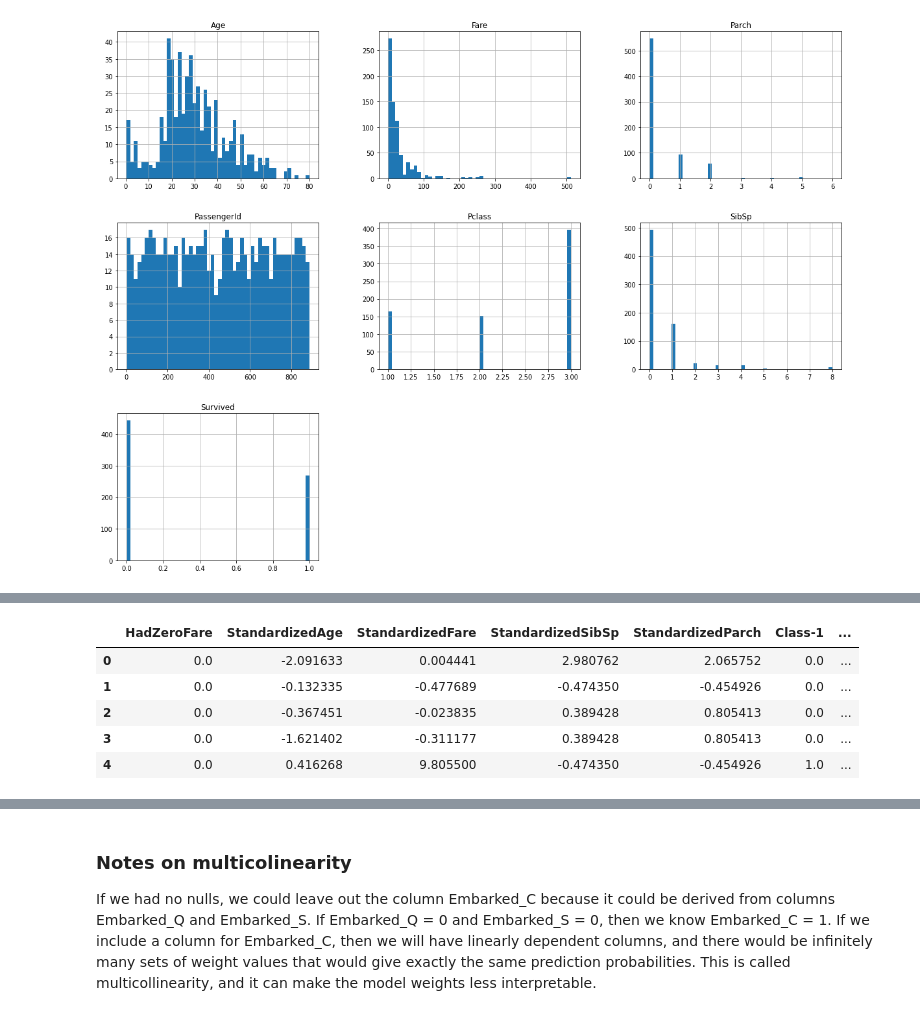
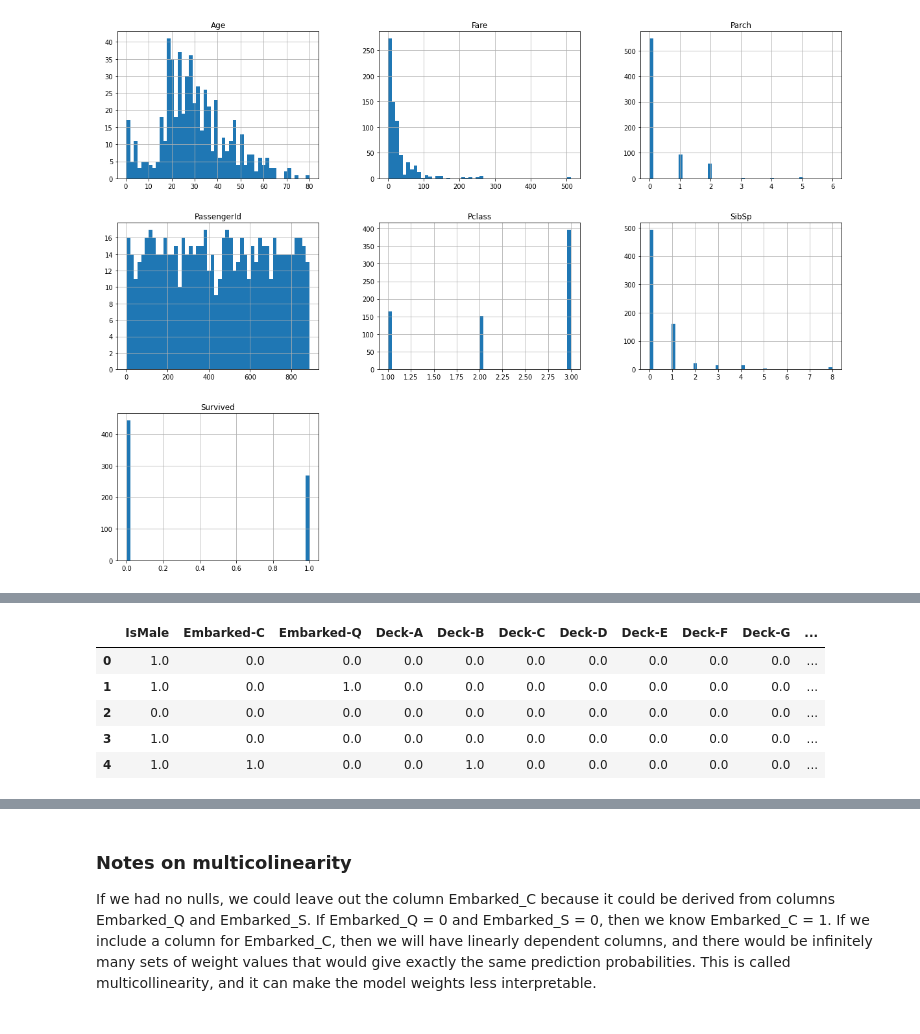
Before and after one commit to amihays/titanic, a Jupyter notebook: data_exploration.ipynb, the cells around one changed output, grey strips where cells are left out. Saved outputs shown, nothing was run; the diff lists cells and outputs as text; code cells hidden in the pictures.

Commit message:
Try using decks instead of class. Hurt performance (as predicted by poor performance with cross validation

```diff
--- a/data_exploration.ipynb
+++ b/data_exploration.ipynb
@@ -273,6 +270,26 @@ class CategoricalConstantImputer(BaseEstimator, TransformerMixin):
         return self
     def transform(self, X, y=None):
         return X.fillna(self.fill_value)
+# %%
+class AgeBins(BaseEstimator, TransformerMixin):
+    def __init__(self, bin_count=8):
+        self.bin_count = bin_count
+    def fit(self, X, y=None):
+        ages = X['Age']
+        max_age = math.ceil(max(ages))
+        bin_width = math.ceil(max_age / self.bin_count)
+        self.bins = [((i*bin_width), ((i+1)*bin_width)) for i in range(self.bin_count)]
+        return self
+    def transform(self, X, y=None):
+        age_bins = [self.get_bin(age) for age in X['Age']]
+        return pd.DataFrame({ 'AgeBin': age_bins }, columns = ['AgeBin'])
+    def get_bin(self, age):
+        if math.isnan(age):
+            return 'Unknown'
+        for (min_age, max_age) in self.bins:
+            if age >= min_age and age < max_age:
+                return f'{min_age}-{max_age}'
+        return f'{self.bins[-1][0]}-{self.bins[-1][1]}'
 # %%
 # Perform data transformations
 nulls_to_median_pipeline = Pipeline([
@@ -296,21 +313,29 @@ cabin_pipeline = Pipeline([
     ('encode_categorical', OneHotEncoder()),
 ])
 
+age_pipeline = Pipeline([
+    ('bin_by_age_group', AgeBins()),
+    ('encoder', OneHotEncoder()),
+])
+
 pipeline = ColumnTransformer([
     # Custom transformation to add column for people who paid zero fare
     ('add_zero_fare', HadZeroFareAdder(), ['Fare']), # TODO better way to handle Fare?
-    ('nulls_to_median', nulls_to_median_pipeline, ['Age', 'Fare']), # TODO better way to handle Fare?
+    ('nulls_to_median', nulls_to_median_pipeline, ['Fare']), # TODO better way to handle Fare?
     ('nulls_to_zero', nulls_to_zero_pipeline, ['SibSp', 'Parch']),
     # One-hot-encode categorical columns
     ('encode_categorical', OneHotEncoder(drop='if_binary'), ['Pclass', 'Sex']), # 'Embarked'
     ('encode_categorical_with_nulls', one_hot_encode_nulls_pipeline, ['Embarked']),
     # Custom transformation to get cabin letters
     ('encode_cabin_letter', cabin_pipeline, ['Cabin']),
-])
+    # Custom transformation to put ages in bins since linear relationship is unlikely (problem for Logistic Regression)
+    ('bin_and_one_hot_encode_age', age_pipeline, ['Age']),
+], sparse_threshold=0)
+
+
 
 transformed_columns = [
     'HadZeroFare',
-    'StandardizedAge',
     'StandardizedFare',
     'StandardizedSibSp',
     'StandardizedParch',
@@ -330,11 +355,45 @@ transformed_columns = [
     'Deck-F',
     'Deck-G',
     'Deck-Unknown',
+    'Age-0to10',
+    'Age-10to20',
+    'Age-20to30',
+    'Age-30to40',
+    'Age-40to50',
+    'Age-50to60',
+    'Age-60to70',
+    'Age-70to80',
+    'Age-Unknown',
 ]
 
+important_columns = [
+    'IsMale',
+    'Age-0to10',
+#     'Age-10to20',
+#     'Class-1',
+#     'Class-2',
+#     'Class-3',
+    'Deck-A',
+    'Deck-B',
+    'Deck-C',
+    'Deck-D',
+    'Deck-E',
+    'Deck-F',
+    'Deck-G',
+    'Deck-Unknown',
+#     'StandardizedFare',
+#     'StandardizedSibSp',
+#     'StandardizedParch',
+    'Embarked-C',
+    'Embarked-Q',
+#     'Embarked-S',
+]
+
+drop_columns = list(set(transformed_columns) - set(important_columns))
+
 training_data = pipeline.fit_transform(uncleaned_training_set)
-training_set = pd.DataFrame(training_data, columns = transformed_columns)
-training_labels = uncleaned_training_set['Survived']
 
-pd.DataFrame(training_set, columns = transformed_columns).head()
+training_set = pd.DataFrame(training_data, columns = transformed_columns).drop(labels=drop_columns, axis='columns')
+# WARNING: new training_set dataframe Pandas indices don't match indices for uncleaned_training_set dataframe.
+training_set.head()
 # %% [output]
@@ -341,6 +417,6 @@ pd.DataFrame(training_set, columns = transformed_columns).head()
-|  | HadZeroFare | StandardizedAge | StandardizedFare | StandardizedSibSp | StandardizedParch | Class-1 | ... |
-| 0 | 0.0 | -2.091633 | 0.004441 | 2.980762 | 2.065752 | 0.0 | ... |
-| 1 | 0.0 | -0.132335 | -0.477689 | -0.474350 | -0.454926 | 0.0 | ... |
-| 2 | 0.0 | -0.367451 | -0.023835 | 0.389428 | 0.805413 | 0.0 | ... |
-| 3 | 0.0 | -1.621402 | -0.311177 | 0.389428 | 0.805413 | 0.0 | ... |
-| 4 | 0.0 | 0.416268 | 9.805500 | -0.474350 | -0.454926 | 1.0 | ... |
+|  | IsMale | Embarked-C | Embarked-Q | Deck-A | Deck-B | Deck-C | Deck-D | Deck-E | Deck-F | Deck-G | ... |
+| 0 | 1.0 | 0.0 | 0.0 | 0.0 | 0.0 | 0.0 | 0.0 | 0.0 | 0.0 | 0.0 | ... |
+| 1 | 1.0 | 0.0 | 1.0 | 0.0 | 0.0 | 0.0 | 0.0 | 0.0 | 0.0 | 0.0 | ... |
+| 2 | 0.0 | 0.0 | 0.0 | 0.0 | 0.0 | 0.0 | 0.0 | 0.0 | 0.0 | 0.0 | ... |
+| 3 | 1.0 | 0.0 | 0.0 | 0.0 | 0.0 | 0.0 | 0.0 | 0.0 | 0.0 | 0.0 | ... |
+| 4 | 1.0 | 1.0 | 0.0 | 0.0 | 1.0 | 0.0 | 0.0 | 0.0 | 0.0 | 0.0 | ... |
```
Also changed, not shown: parts of 31 cells of this notebook, 5 other files.
